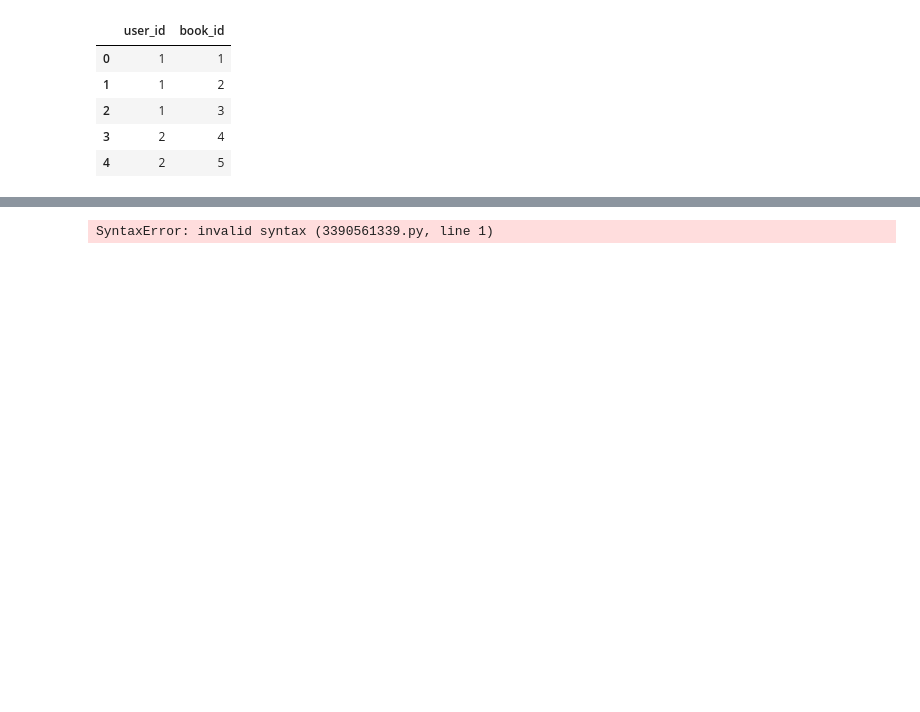
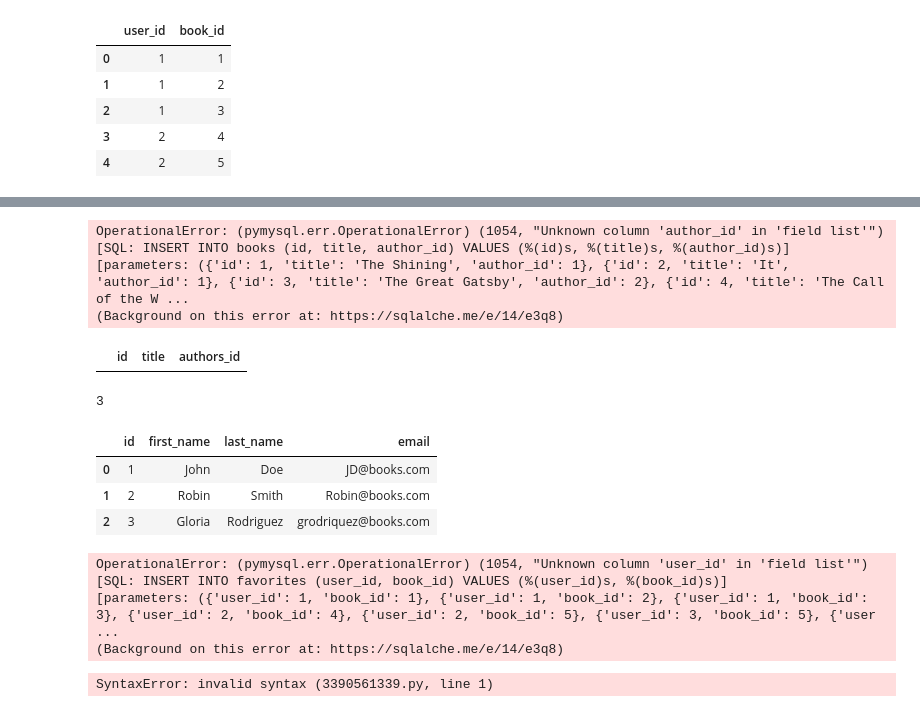
Before and after one commit to Mrammoss/Books, a Jupyter notebook: books.ipynb, the cells around one changed output, grey strips where cells are left out. Drawn from its saved outputs; the diff is of its cells as text; code cells hidden in the pictures; blank space fills up the shorter version.

```diff
--- a/books.ipynb
+++ b/books.ipynb
@@ -114,3 +209,34 @@ memory usage: 240.0 bytes
+# %%
+books.to_sql("books", engine,index=False, if_exists='append')
+# %% [output]
+OperationalError: (pymysql.err.OperationalError) (1054, "Unknown column 'author_id' in 'field list'")
+[SQL: INSERT INTO books (id, title, author_id) VALUES (%(id)s, %(title)s, %(author_id)s)]
+[parameters: ({'id': 1, 'title': 'The Shining', 'author_id': 1}, {'id': 2, 'title': 'It', 'author_id': 1}, {'id': 3, 'title': 'The Great Gatsby', 'author_id': 2}, {'id': 4, 'title': 'The Call of the W ...
+(Background on this error at: https://sqlalche.me/e/14/e3q8)
+# %%
+q = """SELECT * FROM books;"""
+pd.read_sql(q, engine)
+# %% [output]
+|  | id | title | authors_id |
+# %%
+users.to_sql("users", engine, index=False, if_exists='append')
+# %% [output]
+3
+# %%
+q = """SELECT * FROM users;"""
+pd.read_sql(q, engine)
+# %% [output]
+|  | id | first_name | last_name | email |
+| 0 | 1 | John | Doe | JD@books.com |
+| 1 | 2 | Robin | Smith | Robin@books.com |
+| 2 | 3 | Gloria | Rodriguez | grodriquez@books.com |
+# %%
+favorites.to_sql("favorites",engine,index=False, if_exists='append')
+# %% [output]
+OperationalError: (pymysql.err.OperationalError) (1054, "Unknown column 'user_id' in 'field list'")
+[SQL: INSERT INTO favorites (user_id, book_id) VALUES (%(user_id)s, %(book_id)s)]
+[parameters: ({'user_id': 1, 'book_id': 1}, {'user_id': 1, 'book_id': 2}, {'user_id': 1, 'book_id': 3}, {'user_id': 2, 'book_id': 4}, {'user_id': 2, 'book_id': 5}, {'user_id': 3, 'book_id': 5}, {'user ...
+(Background on this error at: https://sqlalche.me/e/14/e3q8)
 # %%
 SELECT books.title, favorites.user_id
 FROM books
```
Also changed, not shown: parts of 15 cells of this notebook.
